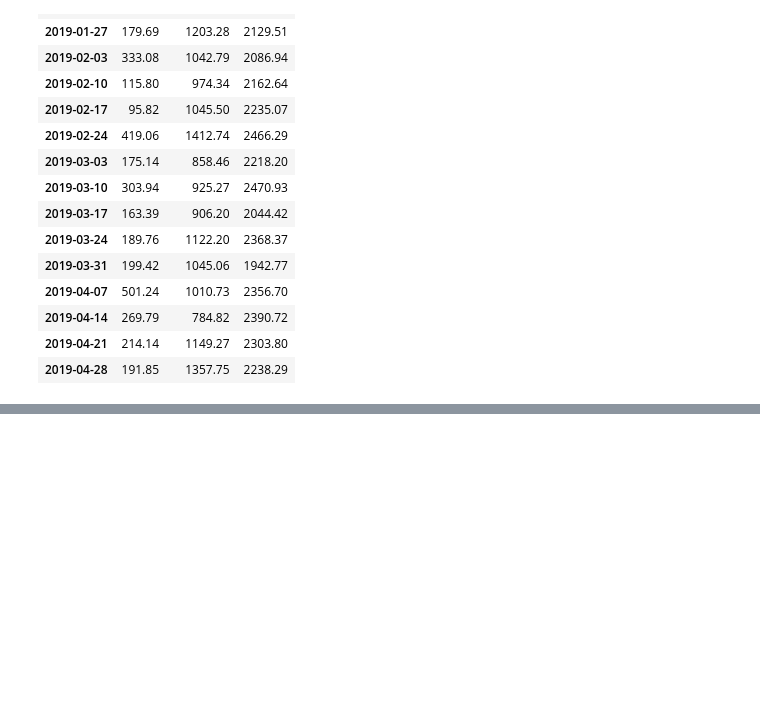
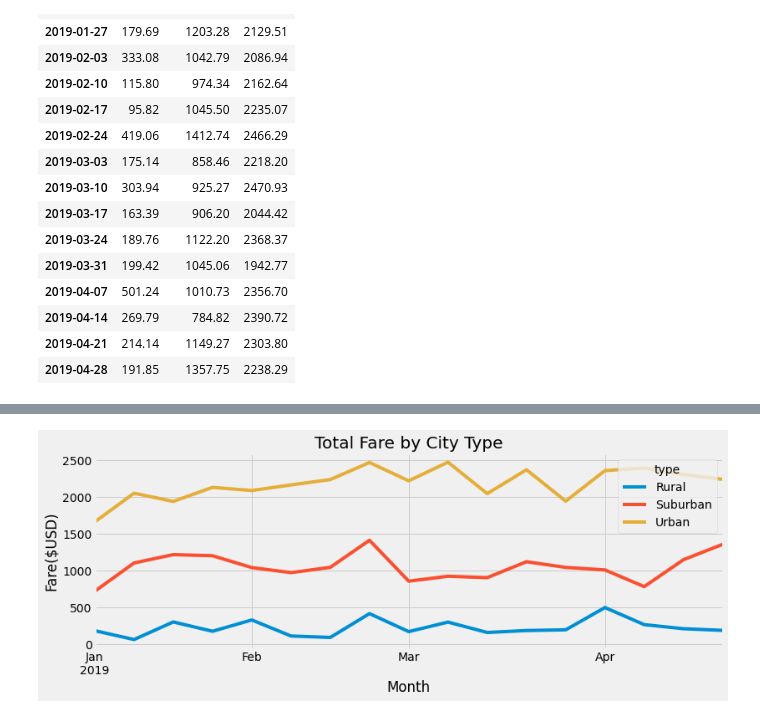
Before and after one commit to yingko123/PyBer_Analysis, a Jupyter notebook: PyBer_Challenge.ipynb, the cells around one changed output, grey strips where cells are left out. Drawn from its saved outputs; the diff is of its cells as text; code cells hidden in the pictures; blank space fills up the shorter version.

```diff
--- a/PyBer_Challenge.ipynb
+++ b/PyBer_Challenge.ipynb
@@ -214,7 +214,7 @@ from matplotlib import style
 plt.style.use('fivethirtyeight')
 
 # weekly_fare = weekly_fare_b_type_Jan_Apr.plot()
-weekly_fare = weekly_fare_b_type_Jan_Apr.plot(figsize=(10,4))
+weekly_fare = weekly_fare_b_type_Jan_Apr.plot(figsize=(12,4))
 weekly_fare.set_xlabel("Month")
 weekly_fare.set_ylabel("Fare($USD)")
 weekly_fare.set_title("Total Fare by City Type")
@@ -224,0 +223 @@ plt.savefig("Resources/PyBer_fare_summary.png")
+[figure, added]
```
Also changed, not shown: parts of 2 cells of this notebook.
